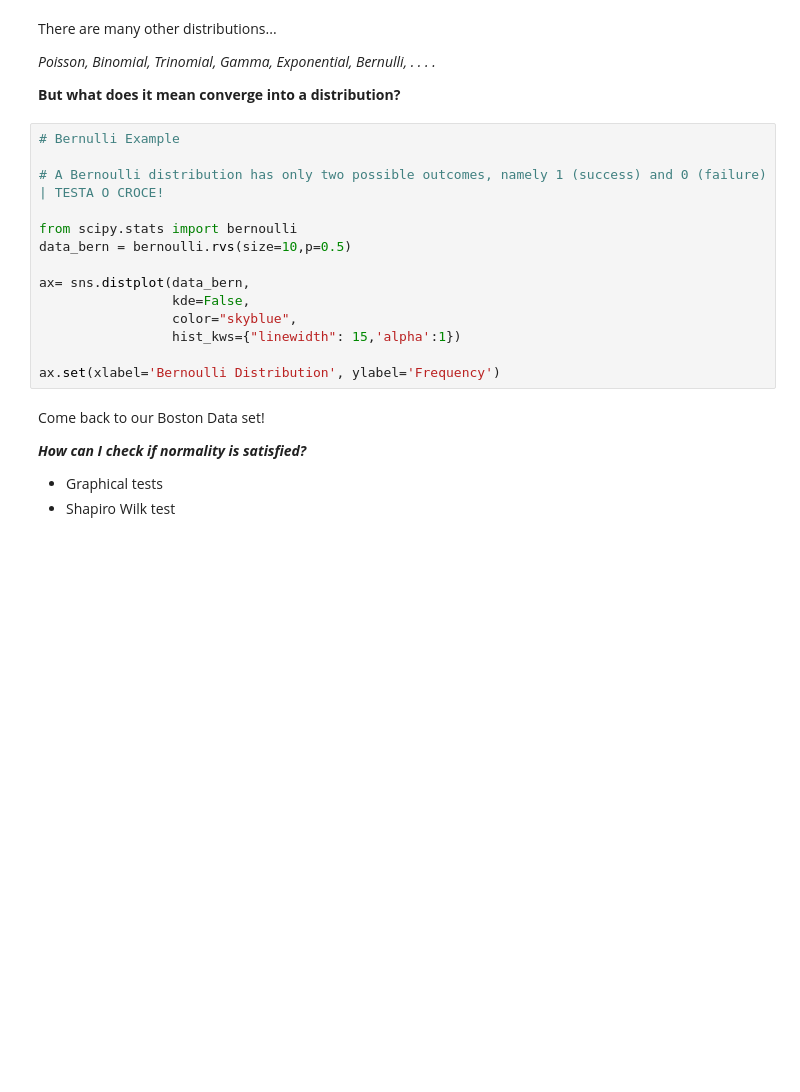
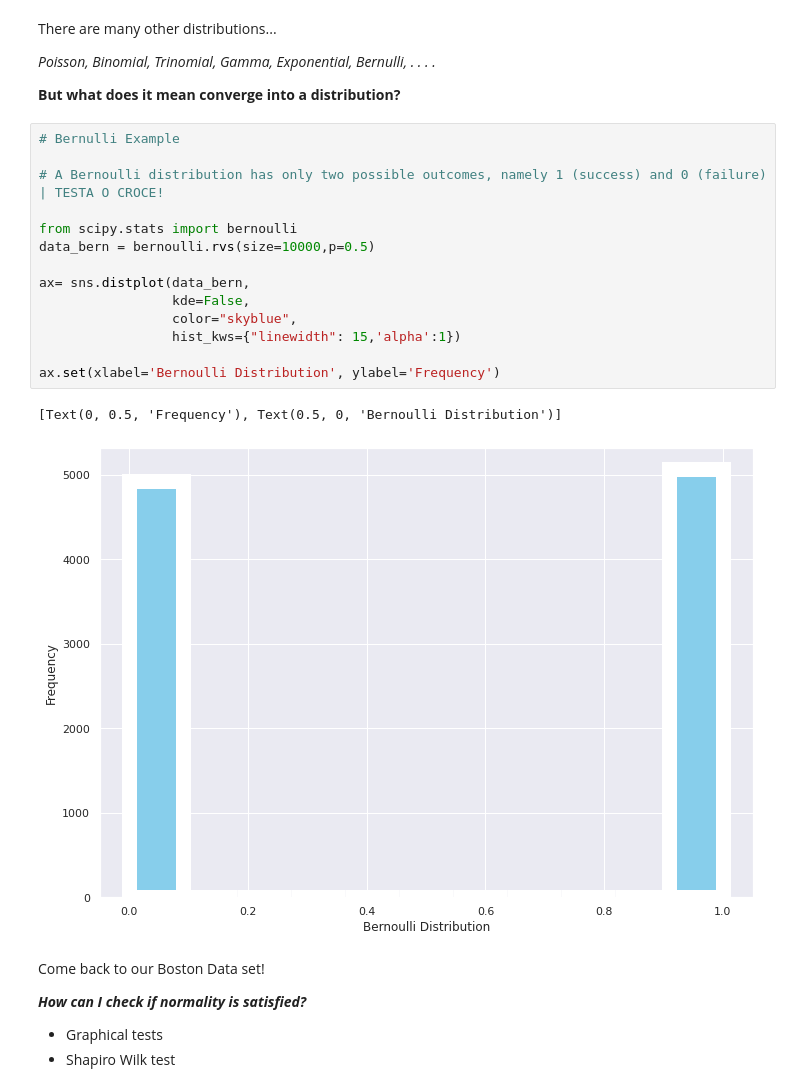
Before and after one commit to quasar95/Lectures_machinelearningbasics_nomath, a Jupyter notebook: Day1.ipynb, the cells around one changed output. Saved outputs shown, nothing was run; the diff lists cells and outputs as text; blank space fills up the shorter version.

```diff
--- a/Day1.ipynb
+++ b/Day1.ipynb
@@ -177,17 +221,20 @@ There are many other distributions...
 # %%
 # Bernulli Example
 
 # A Bernoulli distribution has only two possible outcomes, namely 1 (success) and 0 (failure)  | TESTA O CROCE!
 
 from scipy.stats import bernoulli
-data_bern = bernoulli.rvs(size=10,p=0.5)
+data_bern = bernoulli.rvs(size=10000,p=0.5)
 
 ax= sns.distplot(data_bern,
                  kde=False,
                  color="skyblue",
                  hist_kws={"linewidth": 15,'alpha':1})
 
 ax.set(xlabel='Bernoulli Distribution', ylabel='Frequency')
+# %% [output]
+[Text(0, 0.5, 'Frequency'), Text(0.5, 0, 'Bernoulli Distribution')]
+[figure, added]
 # %% [markdown]
 Come back to our Boston Data set!
 
```
Also changed, not shown: parts of 64 cells of this notebook.
